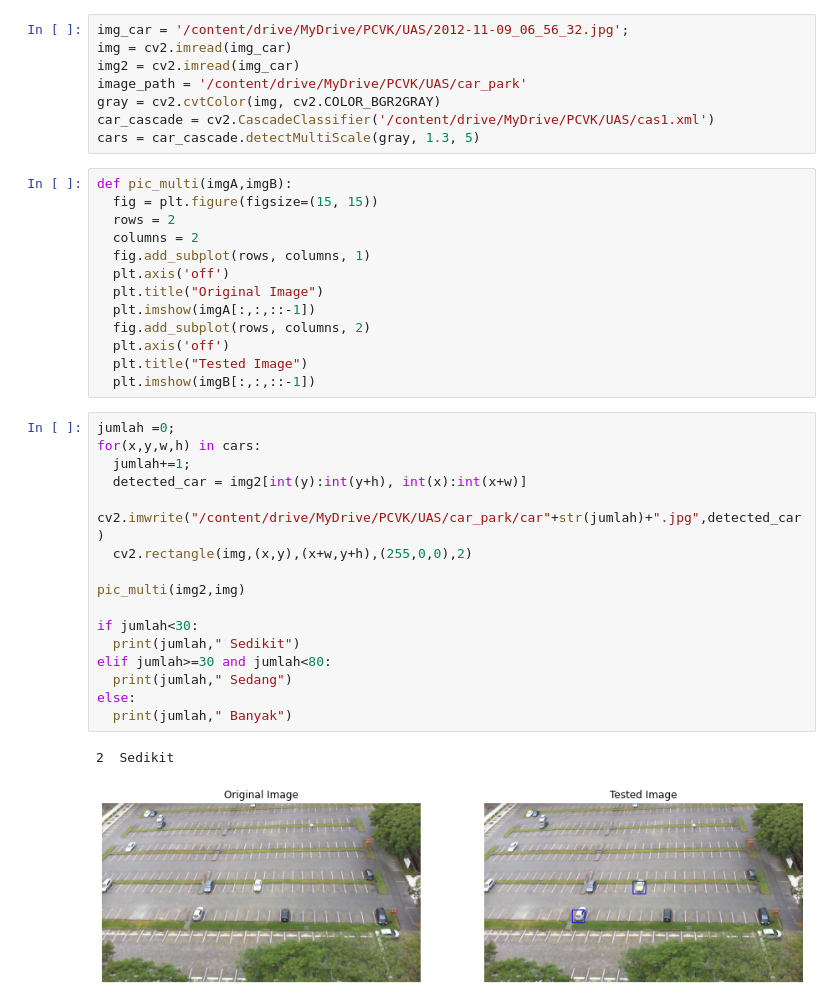
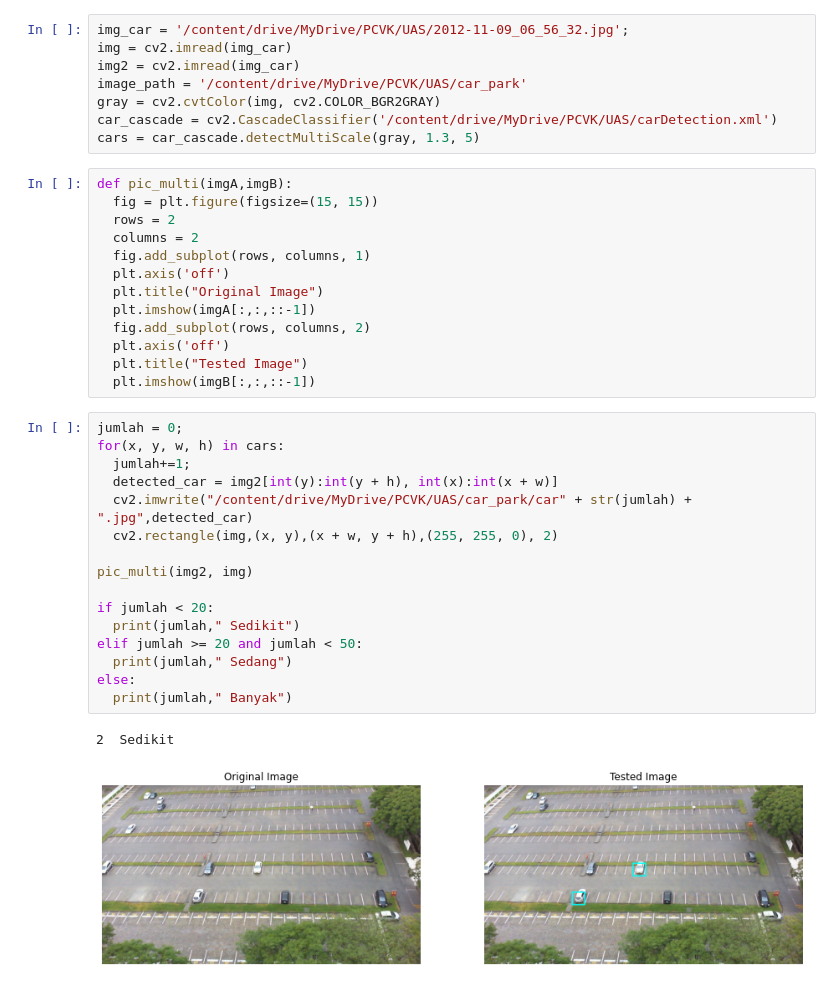
Before and after one commit to fauzanmuh/PCVK_UAS_CarPark, a Jupyter notebook: PCVK_UAS.ipynb, the cells around one changed output. Drawn from its saved outputs; the diff is of its cells as text.

```diff
--- a/PCVK_UAS.ipynb
+++ b/PCVK_UAS.ipynb
@@ -15,7 +27,7 @@ img = cv2.imread(img_car)
 img2 = cv2.imread(img_car)
 image_path = '/content/drive/MyDrive/PCVK/UAS/car_park'
 gray = cv2.cvtColor(img, cv2.COLOR_BGR2GRAY)
-car_cascade = cv2.CascadeClassifier('/content/drive/MyDrive/PCVK/UAS/cas1.xml')
+car_cascade = cv2.CascadeClassifier('/content/drive/MyDrive/PCVK/UAS/carDetection.xml')
 cars = car_cascade.detectMultiScale(gray, 1.3, 5)
 # %%
 def pic_multi(imgA,imgB):
@@ -31,21 +43,21 @@ def pic_multi(imgA,imgB):
   plt.title("Tested Image")
   plt.imshow(imgB[:,:,::-1])
 # %%
-jumlah =0;
-for(x,y,w,h) in cars:
+jumlah = 0;
+for(x, y, w, h) in cars:
   jumlah+=1;
-  detected_car = img2[int(y):int(y+h), int(x):int(x+w)]
-  cv2.imwrite("/content/drive/MyDrive/PCVK/UAS/car_park/car"+str(jumlah)+".jpg",detected_car)
-  cv2.rectangle(img,(x,y),(x+w,y+h),(255,0,0),2)
+  detected_car = img2[int(y):int(y + h), int(x):int(x + w)]
+  cv2.imwrite("/content/drive/MyDrive/PCVK/UAS/car_park/car" + str(jumlah) + ".jpg",detected_car)
+  cv2.rectangle(img,(x, y),(x + w, y + h),(255, 255, 0), 2)
 
-pic_multi(img2,img)
+pic_multi(img2, img)
 
-if jumlah<30:
+if jumlah < 20:
   print(jumlah," Sedikit")
-elif jumlah>=30 and jumlah<80:
+elif jumlah >= 20 and jumlah < 50:
   print(jumlah," Sedang")
 else:
   print(jumlah," Banyak")
 # %% [output]
 2  Sedikit
-[figure, old version]
+[figure, new version]
```
Also changed, not shown: parts of 7 cells of this notebook.
